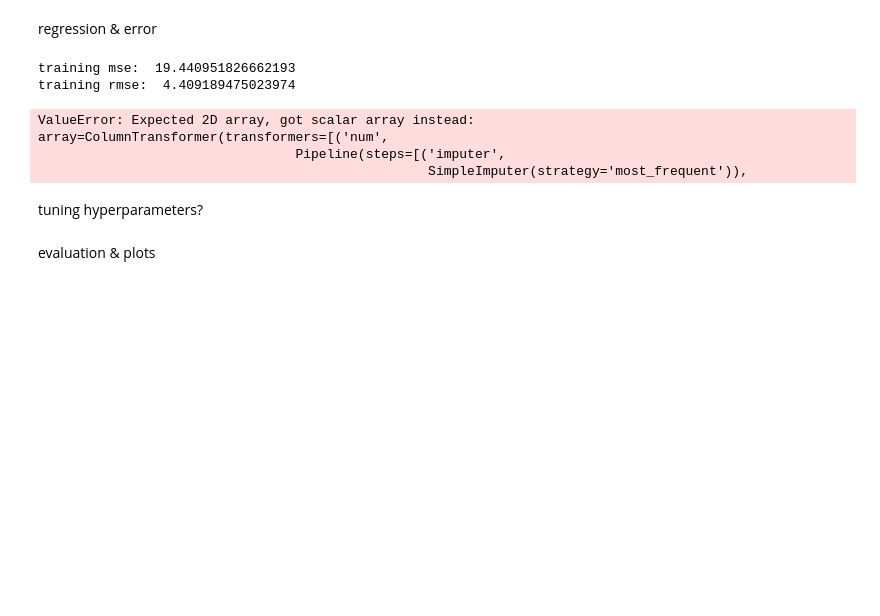
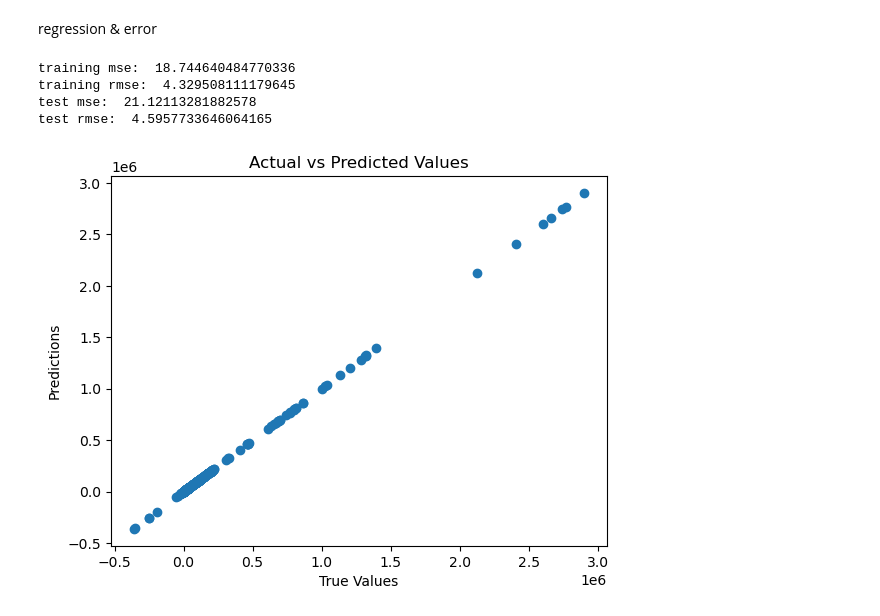
Before and after one commit to JuliaPPfeiffer/DS3001-Project, a Jupyter notebook: regression.ipynb, the cells around one changed output. Drawn from its saved outputs; the diff is of its cells as text; code cells hidden in the pictures; blank space fills up the shorter version.

Commit message:
completed model and visualization of results

```diff
--- a/regression.ipynb
+++ b/regression.ipynb
@@ -81,7 +59,7 @@ full_pipeline = ColumnTransformer([
 ])
 # %%
 training_prepared = full_pipeline.fit_transform(X_train)
-test_prepared = full_pipeline.fit(X_test) # do we put this through the pipeline i forget
+test_prepared = full_pipeline.transform(X_test) # do we put this through the pipeline i forget
 # %% [markdown]
 regression & error
 # %%
@@ -112,13 +90,17 @@ lin_mse, lin_rmse = calculate_mse_rmse(lin_test_pred, y_test)
 print("test mse: ", lin_mse)
 print("test rmse: ", lin_rmse)
 # %% [output]
-training mse:  19.440951826662193
-training rmse:  4.409189475023974
+training mse:  18.744640484770336
+training rmse:  4.329508111179645
+test mse:  21.12113281882578
+test rmse:  4.5957733646064165
-ValueError: Expected 2D array, got scalar array instead:
-array=ColumnTransformer(transformers=[('num',
-                                 Pipeline(steps=[('imputer',
-                                                  SimpleImputer(strategy='most_frequent')),
-# %% [markdown]
-tuning hyperparameters?
-# %% [markdown]
-evaluation & plots
+# %%
+import matplotlib.pyplot as plt
+
+plt.scatter(y_test, lin_test_pred)
+plt.xlabel("True Values")
+plt.ylabel("Predictions")
+plt.title("Actual vs Predicted Values")
+plt.show()
+# %% [output]
+[figure, added]
```
Also changed, not shown: parts of 6 cells of this notebook.
